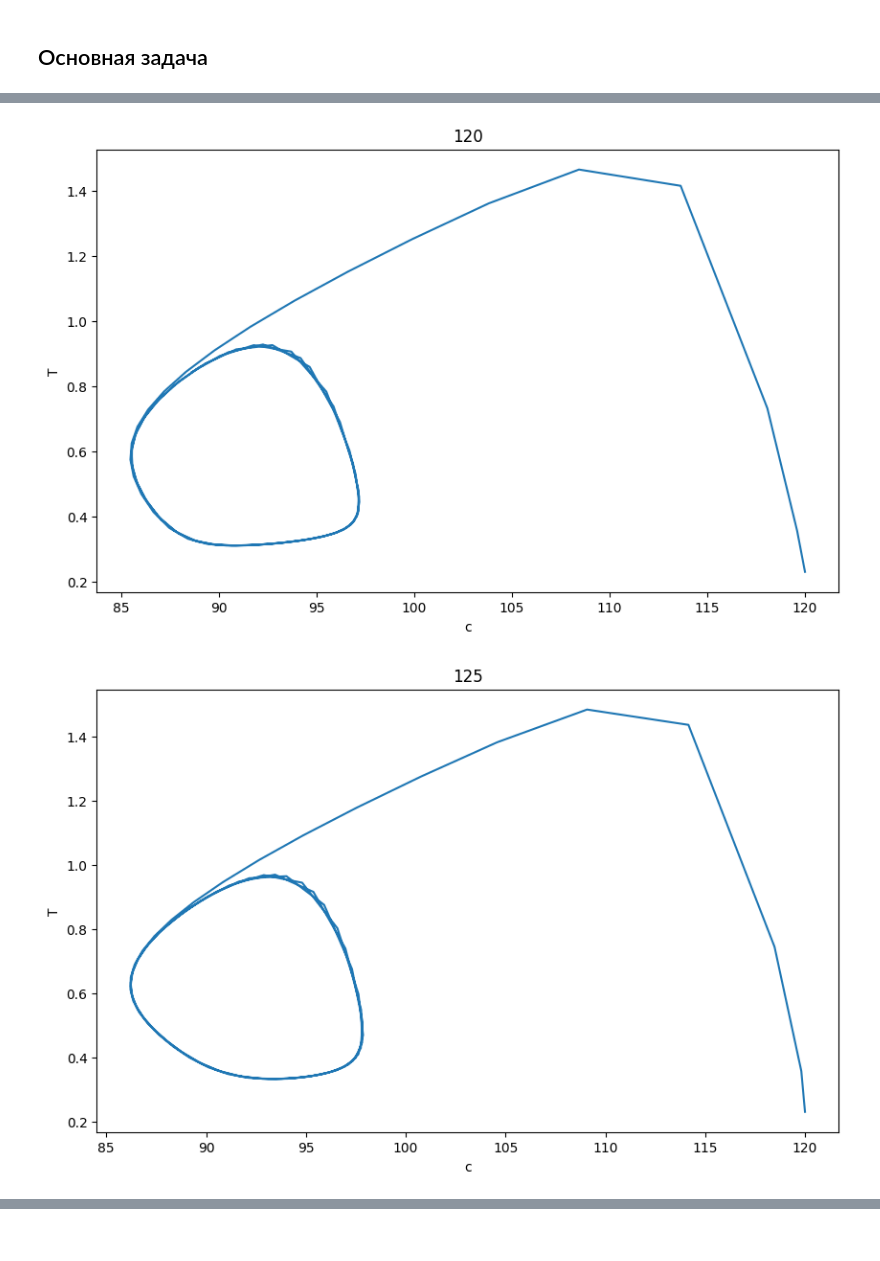
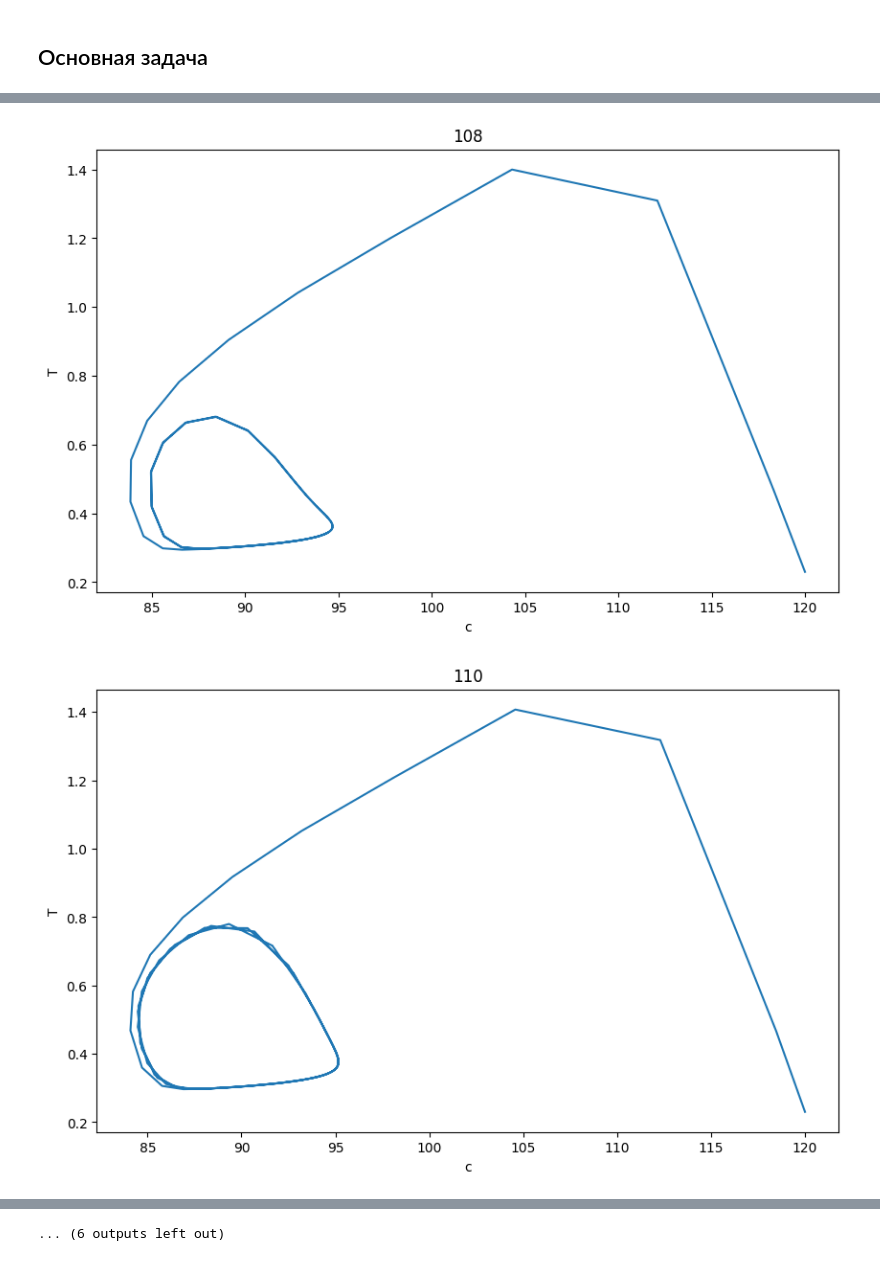
Before and after one commit to BKamol/NumericalMethods, a Jupyter notebook: CourseWork.ipynb, the cells around one changed output, grey strips where cells are left out. Drawn from its saved outputs; the diff is of its cells as text; code cells hidden in the pictures.

```diff
--- a/CourseWork.ipynb
+++ b/CourseWork.ipynb
@@ -116,7 +139,7 @@ def f(t, y):
          c*np.exp(-1/T) + beta*(T0-T)
     ])
 # %%
-a, b, N = 0, 10, 100
+a, b, N = 0, 15, 100
 h = (b-a)/N
 
 c0, T0, lmbda, beta = 120, 0.23, 0.45, 45
@@ -154,5 +178,5 @@ Text(0, 0.5, 'T')
 # %%
-for c0 in range(100, 136, 5):
+for c0 in range(100, 136, 2):
     y_calc = Runge_Kutta(a, b, h, f, ya)
     nodes = np.arange(a, b+1e-15, h)
     c = y_calc[:, 0]
@@ -171,2 +195,2 @@ for c0 in range(100, 136, 5):
-[figure, old version]
+[figure, new version]
-[figure, old version]
+[figure, new version]
@@ -174,0 +203 @@ for c0 in range(100, 136, 5):
+... (6 outputs left out)
```
Also changed, not shown: parts of 7 cells of this notebook.
